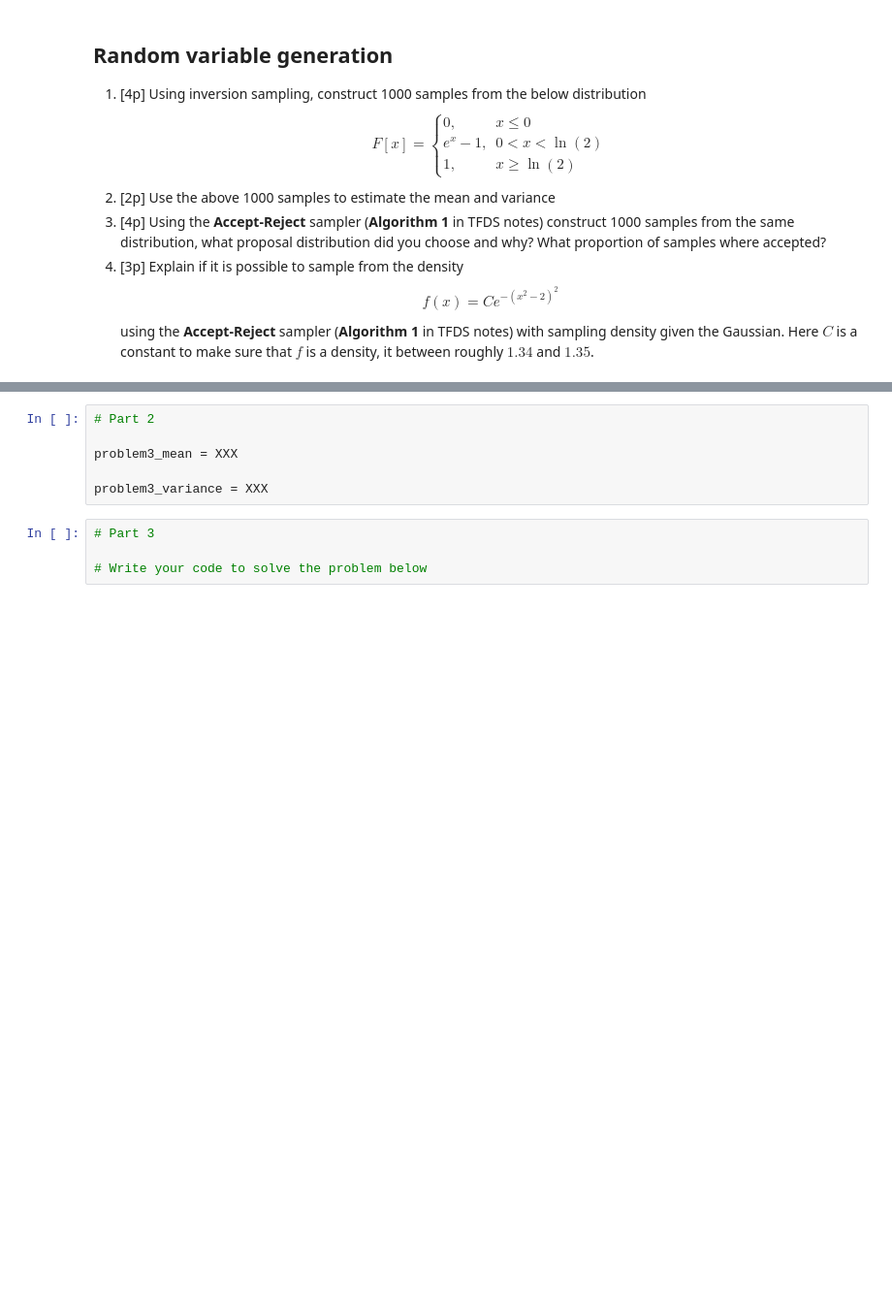
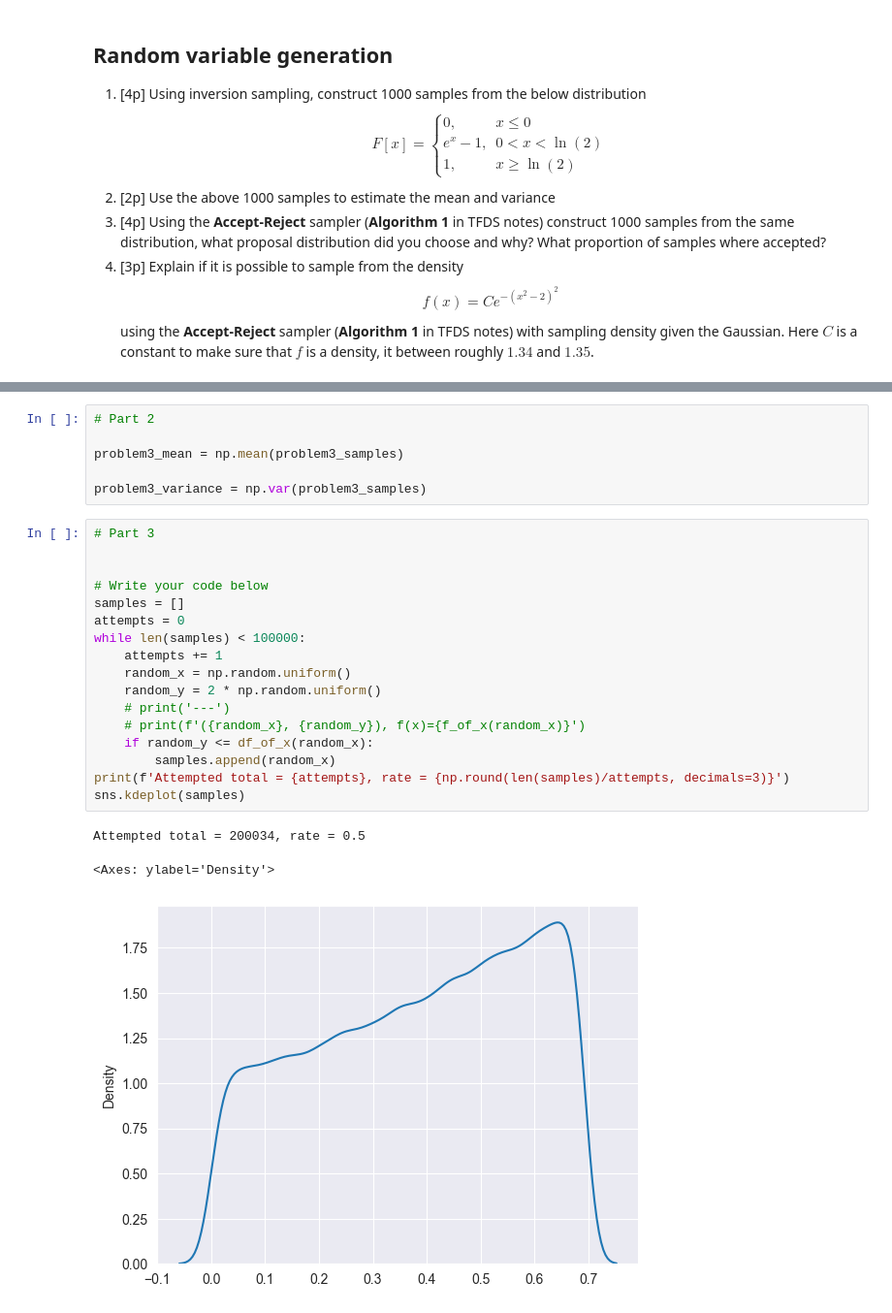
Before and after one commit to vaughankraska/data_science_2023, a Jupyter notebook: assignments/exam_from_thea.ipynb, the cells around one changed output, grey strips where cells are left out. Shown at 97% size. Drawn from its saved outputs; the diff is of its cells as text; blank space fills up the shorter version.

```diff
--- a/assignments/exam_from_thea.ipynb
+++ b/assignments/exam_from_thea.ipynb
@@ -214,13 +375,30 @@ problem3_samples = XXX
 # %%
 # Part 2
 
-problem3_mean = XXX
+problem3_mean = np.mean(problem3_samples)
 
-problem3_variance = XXX
+problem3_variance = np.var(problem3_samples)
 # %%
 # Part 3
 
-# Write your code to solve the problem below
+
+# Write your code below
+samples = []
+attempts = 0
+while len(samples) < 100000:
+    attempts += 1
+    random_x = np.random.uniform()
+    random_y = 2 * np.random.uniform()
+    # print('---')
+    # print(f'({random_x}, {random_y}), f(x)={f_of_x(random_x)}')
+    if random_y <= df_of_x(random_x):
+        samples.append(random_x)
+print(f'Attempted total = {attempts}, rate = {np.round(len(samples)/attempts, decimals=3)}')
+sns.kdeplot(samples)
+# %% [output]
+Attempted total = 200034, rate = 0.5
+<Axes: ylabel='Density'>
+[figure, added]
 # %%
 # Part 3
 
```
Also changed, not shown: parts of 25 cells of this notebook, 1 other file.
